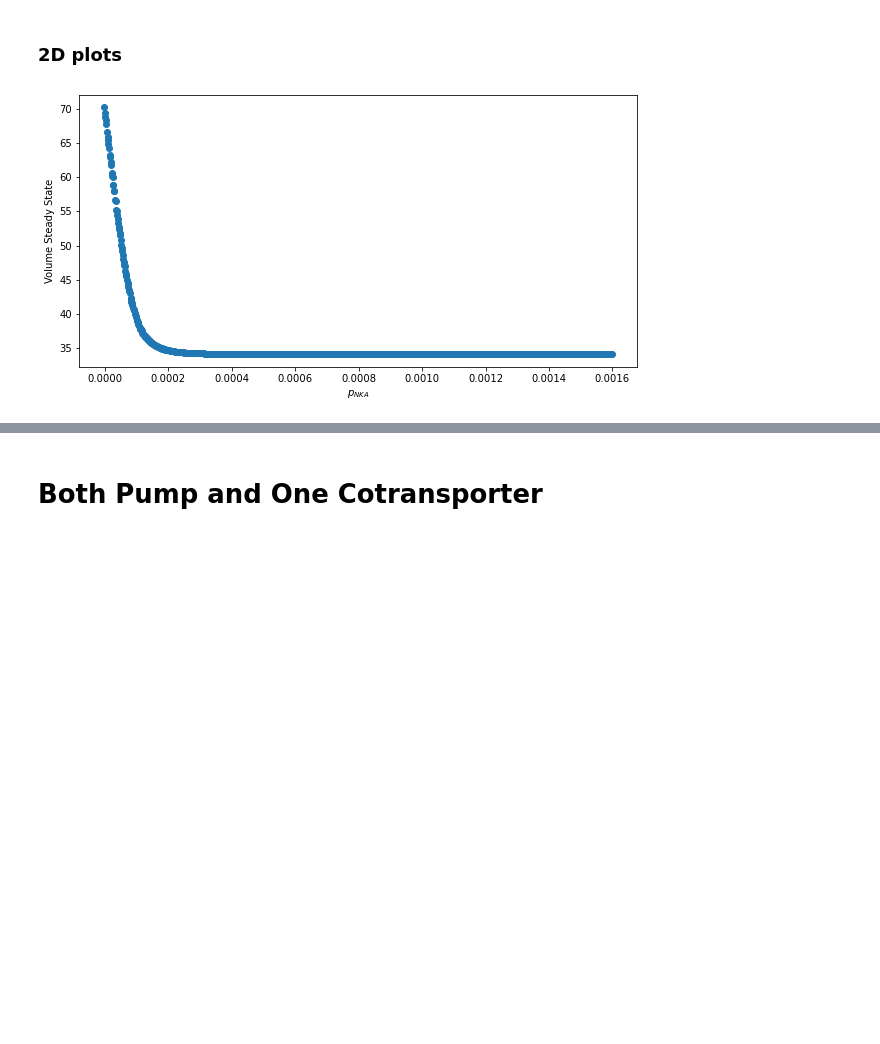
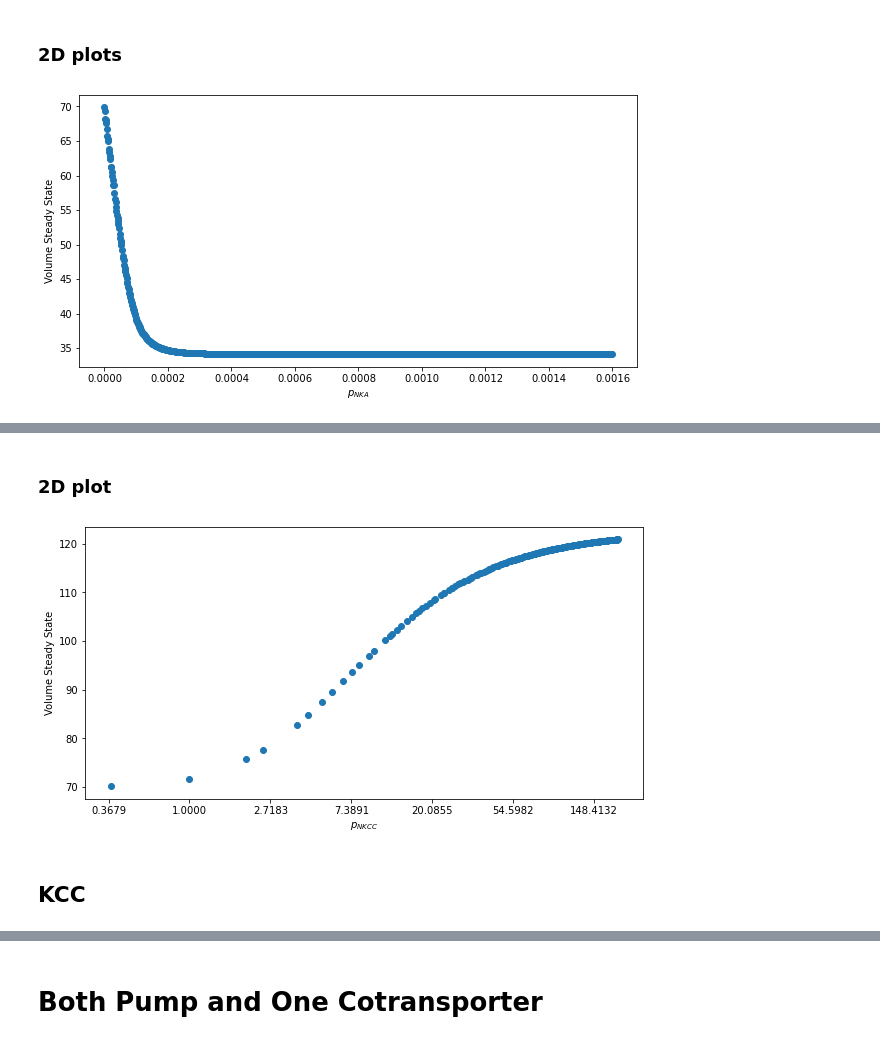
Before and after one commit to kerry-tarrant/Pump-Leak, a Jupyter notebook: approximate steady state/pump-model.ipynb, the cells around one changed output, grey strips where cells are left out. Saved outputs shown, nothing was run; the diff lists cells and outputs as text; code cells hidden in the pictures; blank space fills up the shorter version.

Commit message:
LSODA->BDF, add plots w/ one parameter; pump-model

```diff
--- a/approximate steady state/pump-model.ipynb
+++ b/approximate steady state/pump-model.ipynb
@@ -194,7 +196,7 @@ def CollectSample(params):
     results = solve_ivp(RHS_OHM,
                         (t0, tmax),
                         X_0,
-                        method='LSODA',
+                        method='BDF',
                         rtol=1e-5
                         )
 
@@ -380,0 +507,27 @@ plt.show()
+# %% [markdown]
+### 2D plot
+# %%
+## Plotting in 2D
+
+x_ax = (A[NaN_mask_array])/Ar1
+y_ax = Y_A[NaN_mask_array]
+
+plt.figure(figsize=(10,5))
+
+plt.scatter(x_ax, y_ax)
+
+plt.xlabel('$p_{NKCC}$')
+plt.ylabel('Volume Steady State')
+# plt.legend(loc='best')
+
+plt.semilogx(base=np.e)
+
+xx, labels = plt.xticks()
+ll = ['%.4f' % a for a in xx]
+plt.xticks(xx[2:-2], ll[2:-2])
+
+plt.show()
+# %% [output]
+[figure, added]
+# %% [markdown]
+## KCC
```
Also changed, not shown: parts of 16 cells of this notebook.
